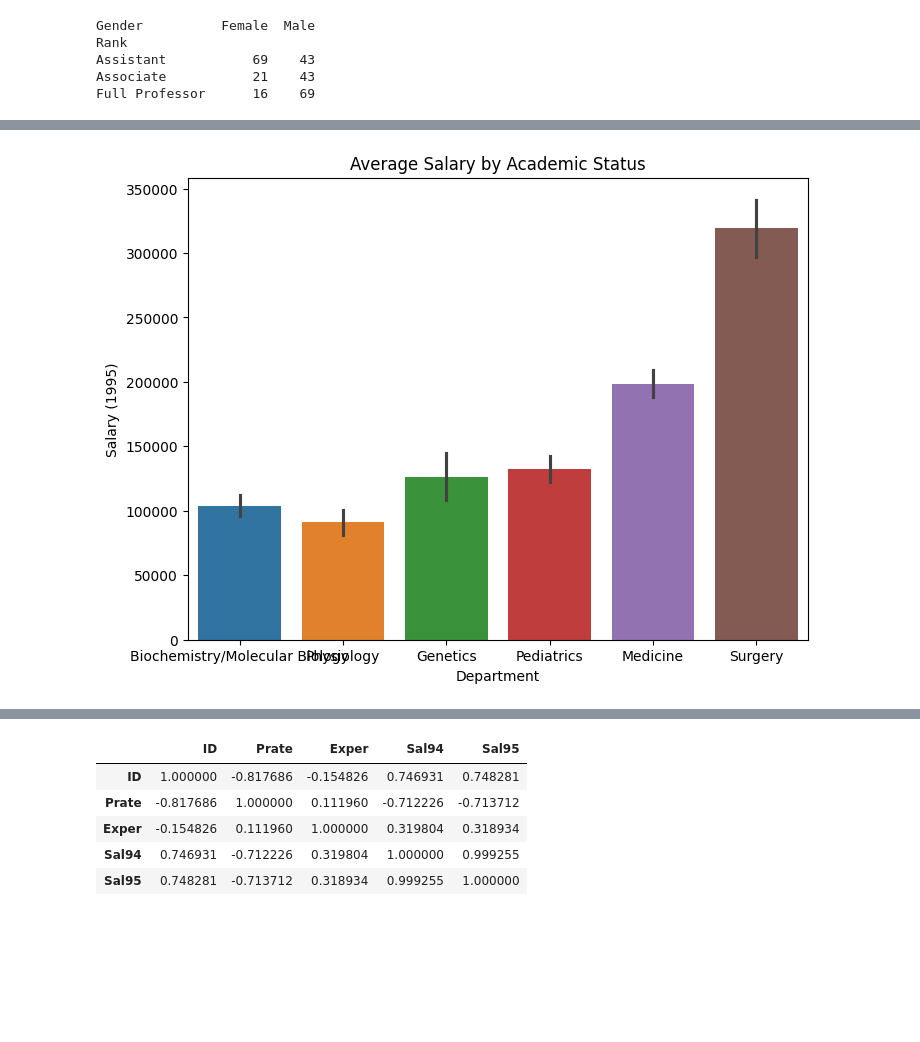
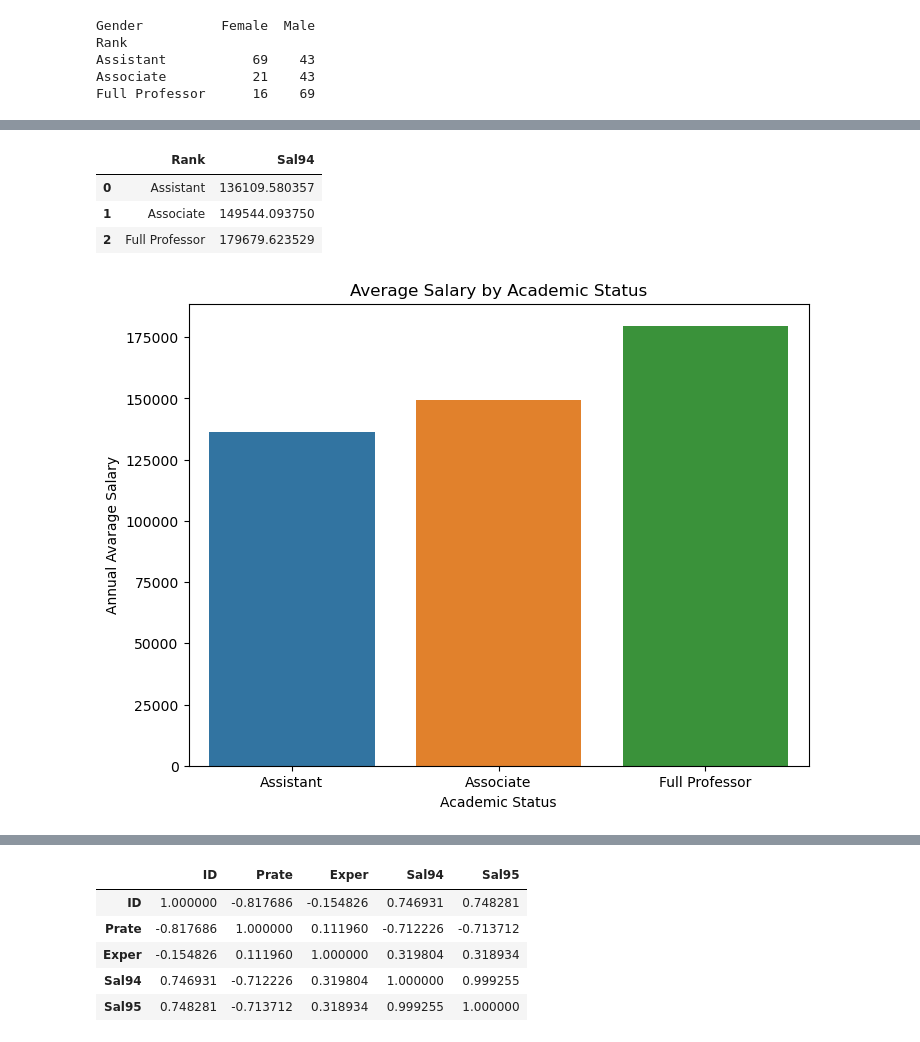
Before and after one commit to zulalbigis/Hi_Kod_Data_Science_Bootcamp_Final_Project, a Jupyter notebook: Final_Project.ipynb, the cells around one changed output, grey strips where cells are left out. Cells and saved outputs as stored; diff of their text form; code cells hidden in the pictures; blank space fills up the shorter version.

```diff
--- a/Final_Project.ipynb
+++ b/Final_Project.ipynb
@@ -222,10 +200,19 @@ plt.show()
+# %%
+avarage_salary_academic = df.groupby(["Rank"])[["Sal94"]].mean().reset_index()
+
+avarage_salary_academic
+# %% [output]
+|  | Rank | Sal94 |
+| 0 | Assistant | 136109.580357 |
+| 1 | Associate | 149544.093750 |
+| 2 | Full Professor | 179679.623529 |
 # %%
-colors = ['#1f77b4', '#ff7f0e', '#2ca02c', '#d62728', '#9467bd', '#8c564b']
+colors = ['#1f77b4', '#ff7f0e', '#2ca02c']
 plt.figure(figsize=(8, 6))
-sns.barplot(x='Dept', y='Sal95', palette=colors, data=df, estimator='mean')
+sns.barplot(x='Rank', y='Sal94', palette=colors, data= avarage_salary_academic )
 plt.title('Average Salary by Academic Status')
-plt.xlabel("Department")
-plt.ylabel("Salary (1995)")
+plt.xlabel("Academic Status")
+plt.ylabel("Annual Avarage Salary")
 plt.show()
 # %% [output]
-[figure, old version]
+[figure, new version]
```
Also changed, not shown: parts of 15 cells of this notebook.
